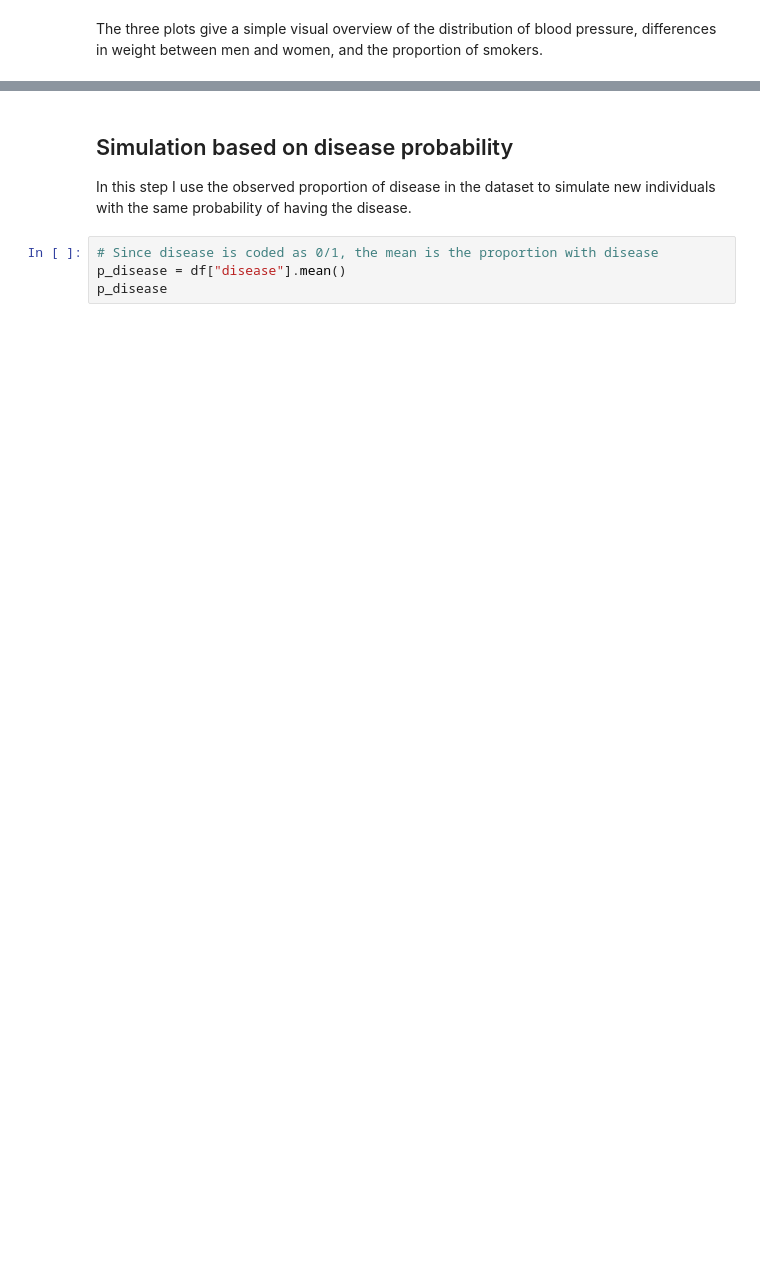
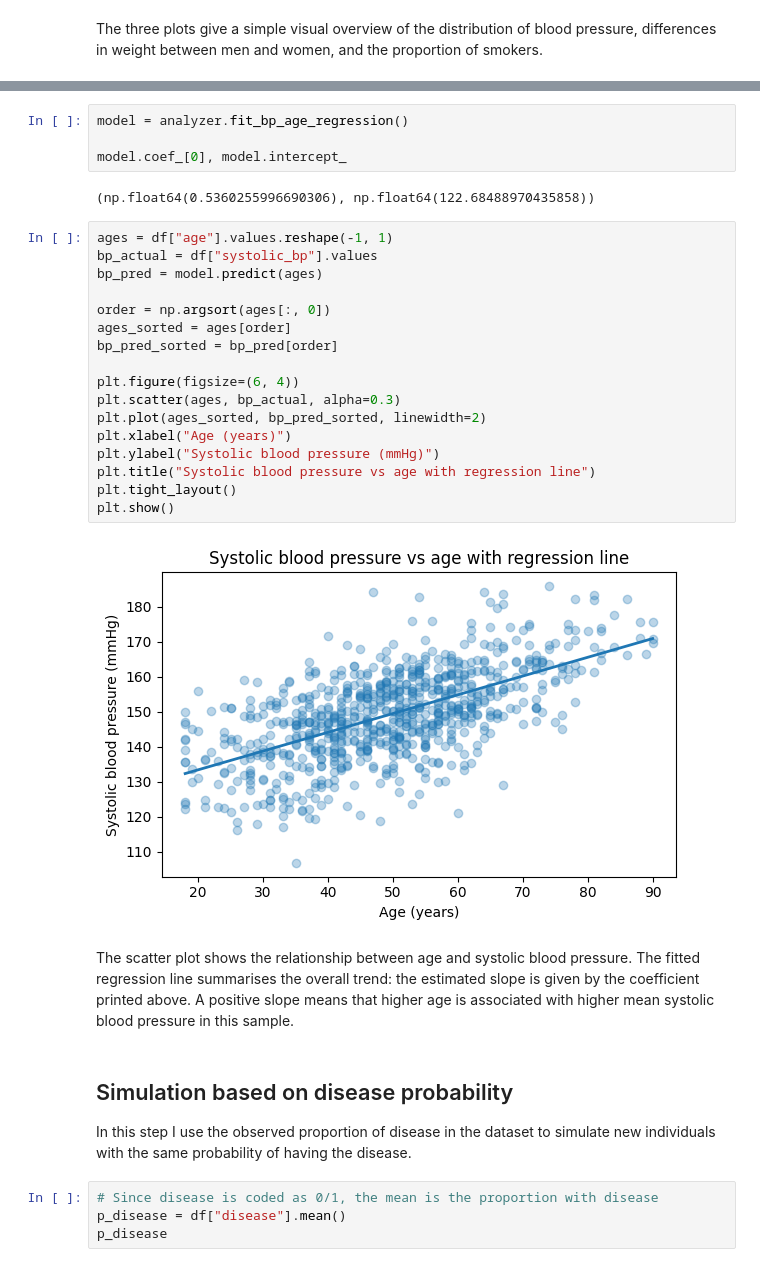
Before and after one commit to gia-w-chai/health_study, a Jupyter notebook: report.ipynb, the cells around one changed output, grey strips where cells are left out. Cells and saved outputs as stored; diff of their text form; blank space fills up the shorter version.

Commit message:
Added class and regression

```diff
--- a/report.ipynb
+++ b/report.ipynb
@@ -149,3 +164,33 @@ differences in weight between men and women, and the proportion of smokers.
+# %%
+model = analyzer.fit_bp_age_regression()
+
+model.coef_[0], model.intercept_
+# %% [output]
+(np.float64(0.5360255996690306), np.float64(122.68488970435858))
+# %%
+ages = df["age"].values.reshape(-1, 1)
+bp_actual = df["systolic_bp"].values
+bp_pred = model.predict(ages)
+
+order = np.argsort(ages[:, 0])
+ages_sorted = ages[order]
+bp_pred_sorted = bp_pred[order]
+
+plt.figure(figsize=(6, 4))
+plt.scatter(ages, bp_actual, alpha=0.3)
+plt.plot(ages_sorted, bp_pred_sorted, linewidth=2)
+plt.xlabel("Age (years)")
+plt.ylabel("Systolic blood pressure (mmHg)")
+plt.title("Systolic blood pressure vs age with regression line")
+plt.tight_layout()
+plt.show()
+# %% [output]
+[figure, added]
+# %% [markdown]
+The scatter plot shows the relationship between age and systolic blood pressure.
+The fitted regression line summarises the overall trend: the estimated slope is given by the
+coefficient printed above. A positive slope means that higher age is associated with higher
+mean systolic blood pressure in this sample.
 # %% [markdown]
 ## Simulation based on disease probability
 
```
Also changed, not shown: parts of 13 cells of this notebook.
